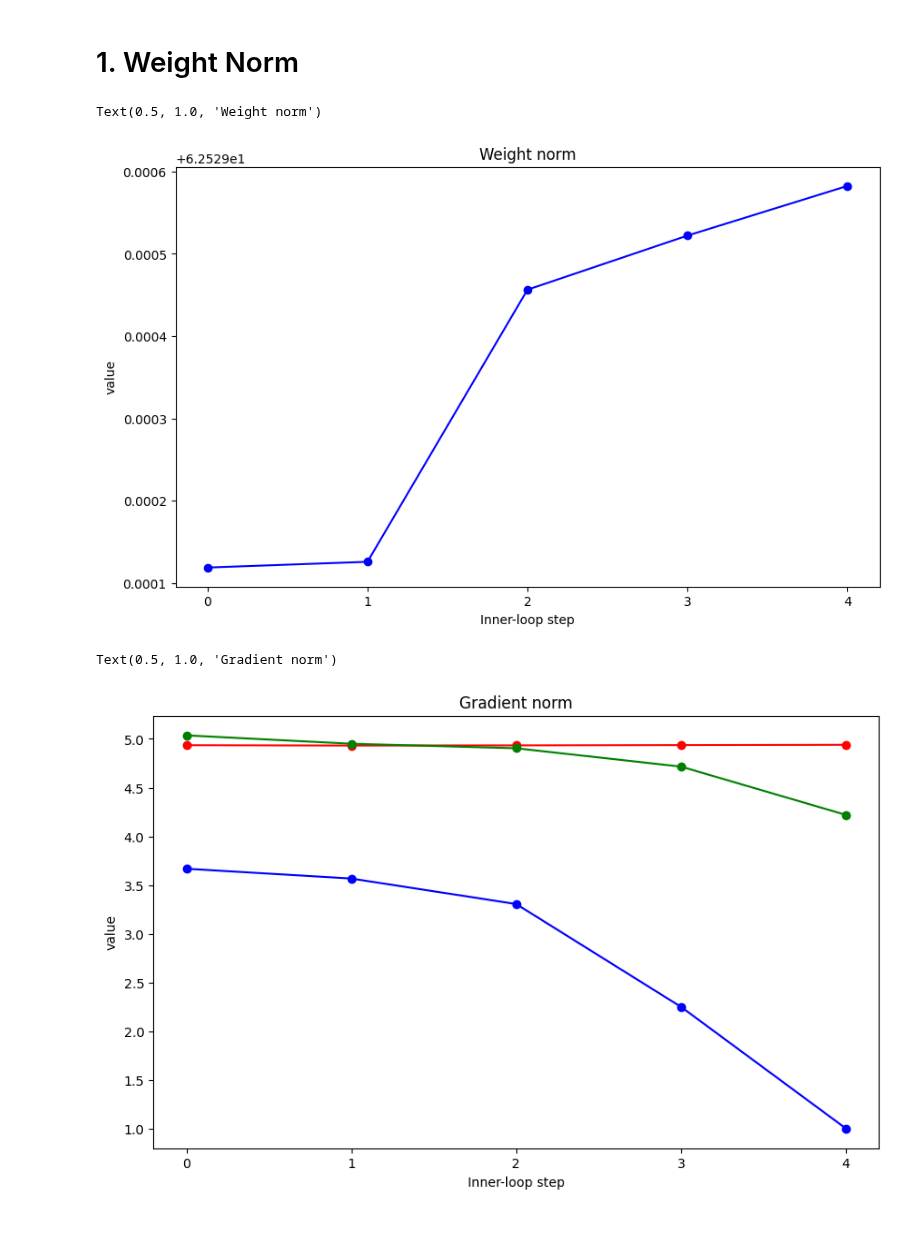
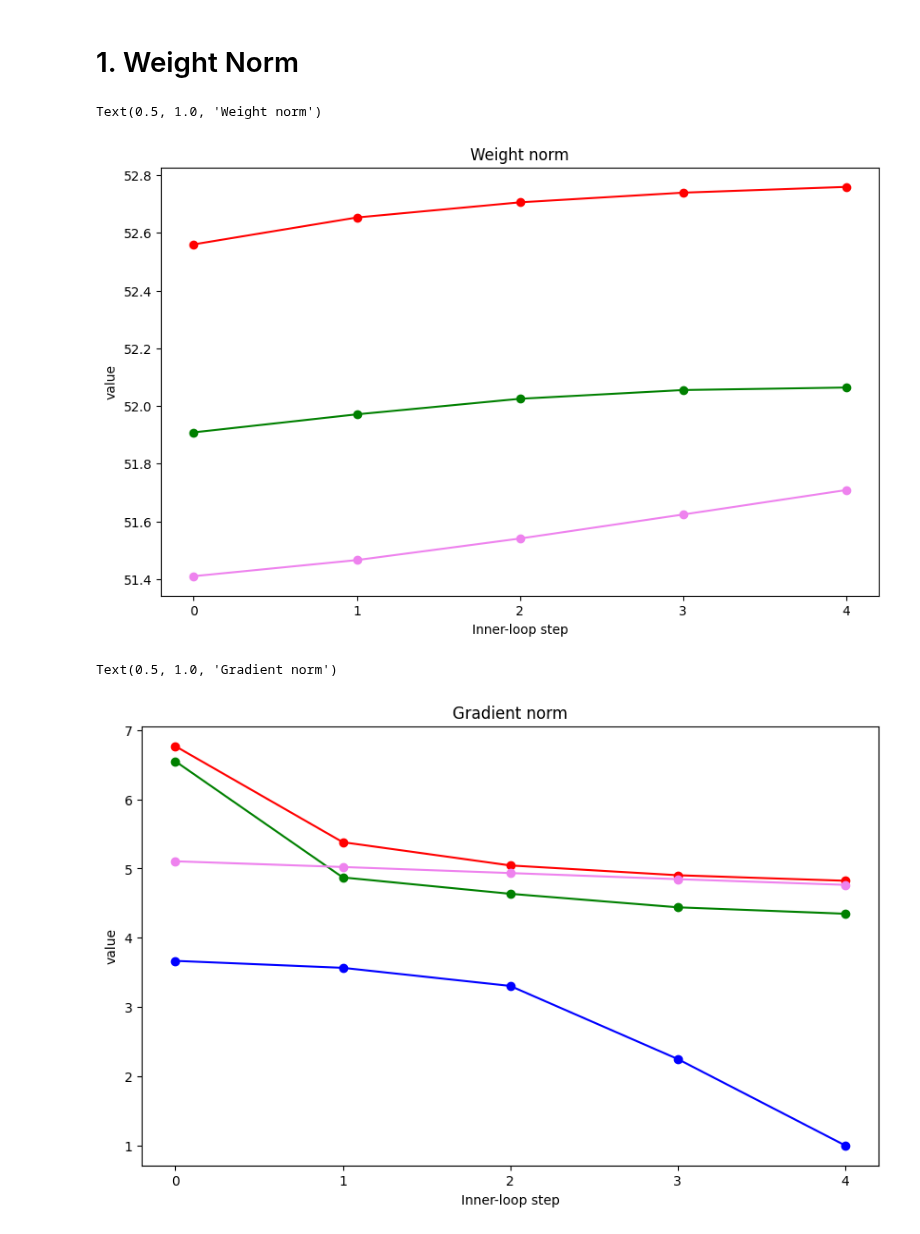
Before and after one commit to SKKUJMLim/MAML, a Jupyter notebook: Test_jupyternotebook/Analytics_integration_Step_ablation.ipynb, the cells around one changed output. Drawn from its saved outputs; the diff is of its cells as text; code cells hidden in the pictures.

```diff
--- a/Test_jupyternotebook/Analytics_integration_Step_ablation.ipynb
+++ b/Test_jupyternotebook/Analytics_integration_Step_ablation.ipynb
@@ -11,15 +11,15 @@ os.environ['KMP_DUPLICATE_LIB_OK']='True'
 # %%
 # CSV 파일에 접근
 maml_norm_info = pd.read_csv('../MAML_filter64/MAML_filter64_inner_loop.csv')
-arbiter_norm_info = pd.read_csv('../MAML+Arbiter_5way_5shot_filter64/MAML+Arbiter_5way_5shot_filter64_inner_loop.csv')
+arbiter_norm_info = pd.read_csv('../MAML+Arbiter_5way_5shot_filter64_7108/MAML+Arbiter_5way_5shot_filter64_inner_loop.csv')
 arbiter_norm_info_withoutWN = pd.read_csv('../MAML+Arbiter_5way_5shot_filter64_withoutWN/MAML+Arbiter_5way_5shot_filter64_inner_loop.csv')
-#arbiter_norm_info_withoutGN = pd.read_csv('../MAML+Arbiter_5way_5shot_filter64_withoutGN/MAML+Arbiter_5way_5shot_filter64_inner_loop.csv')
+arbiter_norm_info_withoutGN = pd.read_csv('../MAML+Arbiter_5way_5shot_filter64_withoutGN/MAML+Arbiter_5way_5shot_filter64_inner_loop.csv')
 
 # 훈련 정보만 가지고 온다
 maml_norm_info_train = maml_norm_info[maml_norm_info['phase']=='train']
 arbiter_norm_info_train= arbiter_norm_info[arbiter_norm_info['phase']=='train']
 arbiter_norm_info_withoutWN_train= arbiter_norm_info_withoutWN[arbiter_norm_info_withoutWN['phase']=='train']
-#arbiter_norm_info_withoutGN_train= arbiter_norm_info_withoutGN[arbiter_norm_info_withoutGN['phase']=='train']
+arbiter_norm_info_withoutGN_train= arbiter_norm_info_withoutGN[arbiter_norm_info_withoutGN['phase']=='train']
 # %%
 maml_per_inner_loop_step = maml_norm_info_train.groupby('num_step')
 arbiter_per_inner_loop_step = arbiter_norm_info_train.groupby('num_step')
@@ -35,15 +35,17 @@ for name, group in maml_per_inner_loop_step:
     if name not in group_names:
         group_names.append(name)
 
+x = range(len(group_names))
+
 maml_mean_df = maml_per_inner_loop_step['all_weights_norm'].mean()
 arbiter_mean_df = arbiter_per_inner_loop_step['all_weights_norm'].mean()
 arbiter_withoutWN_mean_df = arbiter_withoutWN_per_inner_loop_step['all_weights_norm'].mean()
-#arbiter_withoutGN_mean_df = arbiter_withoutGN_per_inner_loop_step['all_weights_norm'].mean()
+arbiter_withoutGN_mean_df = arbiter_withoutGN_per_inner_loop_step['all_weights_norm'].mean()
 
 maml_means = maml_mean_df.values
 arbiter_means = arbiter_mean_df.values
 arbiter_withoutWN_means = arbiter_withoutWN_mean_df.values
-#arbiter_withoutGN_means = arbiter_withoutGN_mean_df.values
+arbiter_withoutGN_means = arbiter_withoutGN_mean_df.values
 
 # 데이터에 로그 변환 적용
 # maml_means = np.log(maml_means)
@@ -52,10 +54,10 @@ arbiter_withoutWN_means = arbiter_withoutWN_mean_df.values
 
 # 꺾은선 그래프를 그립니다
 plt.figure(figsize=(10, 6))
-plt.plot(x, maml_means, '-o', color='b', label='MAML')
-#plt.plot(x, arbiter_means, '-o', color='r', label='Arbiter')
-#plt.plot(x, arbiter_withoutWN_means, '-o', color='g', label='Arbiter_withoutWN')
-#plt.plot(x, arbiter_withoutGN_means, '-o', color='violet', label='Arbiter_withoutGN')
+#plt.plot(x, maml_means, '-o', color='b', label='MAML')
+plt.plot(x, arbiter_means, '-o', color='r', label='Arbiter')
+plt.plot(x, arbiter_withoutWN_means, '-o', color='g', label='Arbiter_withoutWN')
+plt.plot(x, arbiter_withoutGN_means, '-o', color='violet', label='Arbiter_withoutGN')
 
 
 plt.xticks(x, group_names)
@@ -64,42 +66,42 @@ plt.ylabel('value')
 plt.title('Weight norm')
 # %% [output]
 Text(0.5, 1.0, 'Weight norm')
-[figure, old version]
+[figure, new version]
 # %%
 group_names = []
 
 for name, group in maml_per_inner_loop_step:
     # 그룹 이름을 저장 (모든 그룹은 동일한 순서로 추가됨)
     if name not in group_names:
         group_names.append(name)
 
 maml_mean_df = maml_per_inner_loop_step['all_grads_l2norm'].mean()
 arbiter_mean_df = arbiter_per_inner_loop_step['all_grads_l2norm'].mean()
 arbiter_withoutWN_mean_df = arbiter_withoutWN_per_inner_loop_step['all_grads_l2norm'].mean()
-# arbiter_withoutGN_mean_df = arbiter_withoutGN_per_inner_loop_step['all_grads_l2norm'].mean()
+arbiter_withoutGN_mean_df = arbiter_withoutGN_per_inner_loop_step['all_grads_l2norm'].mean()
 
 maml_means = maml_mean_df.values
 arbiter_means = arbiter_mean_df.values
 arbiter_withoutWN_means = arbiter_withoutWN_mean_df.values
-# arbiter_withoutGN_means = arbiter_withoutGN_mean_df.values
+arbiter_withoutGN_means = arbiter_withoutGN_mean_df.values
 
 # 데이터에 로그 변환 적용
 maml_means = np.log(maml_means)
 arbiter_means = np.log(arbiter_means)
 arbiter_withoutWN_means = np.log(arbiter_withoutWN_means)
+arbiter_withoutGN_means = np.log(arbiter_withoutGN_means)
 
 # 꺾은선 그래프를 그립니다
 plt.figure(figsize=(10, 6))
 plt.plot(x, maml_means, '-o', color='b', label='MAML')
 plt.plot(x, arbiter_means, '-o', color='r', label='Arbiter')
 plt.plot(x, arbiter_withoutWN_means, '-o', color='g', label='Arbiter_withoutWN')
-# plt.plot(x, arbiter_withoutGN_means, '-o', color='violet', label='Arbiter_withoutGN')
-
+plt.plot(x, arbiter_withoutGN_means, '-o', color='violet', label='Arbiter_withoutGN')
 
 plt.xticks(x, group_names)
 plt.xlabel('Inner-loop step')
 plt.ylabel('value')
 plt.title('Gradient norm')
 # %% [output]
 Text(0.5, 1.0, 'Gradient norm')
-[figure, old version]
+[figure, new version]
```
Also changed, not shown: 1 other file.
